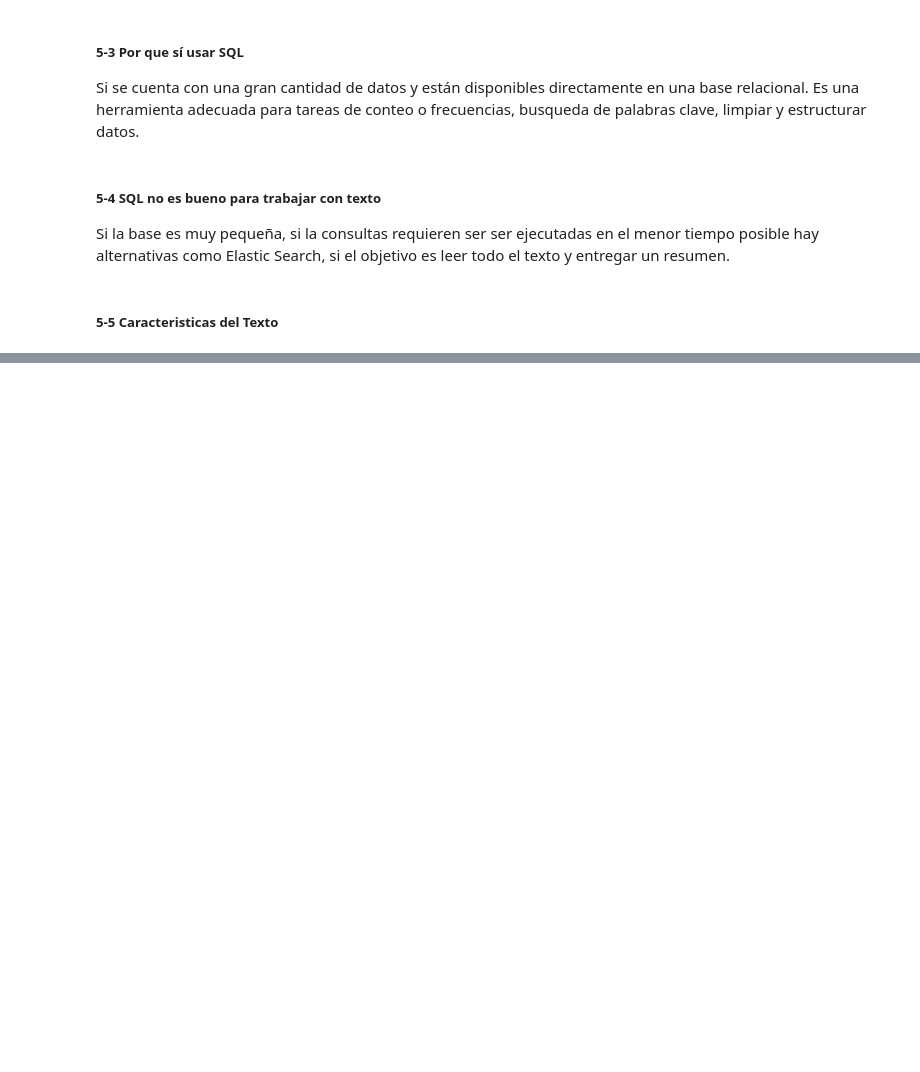
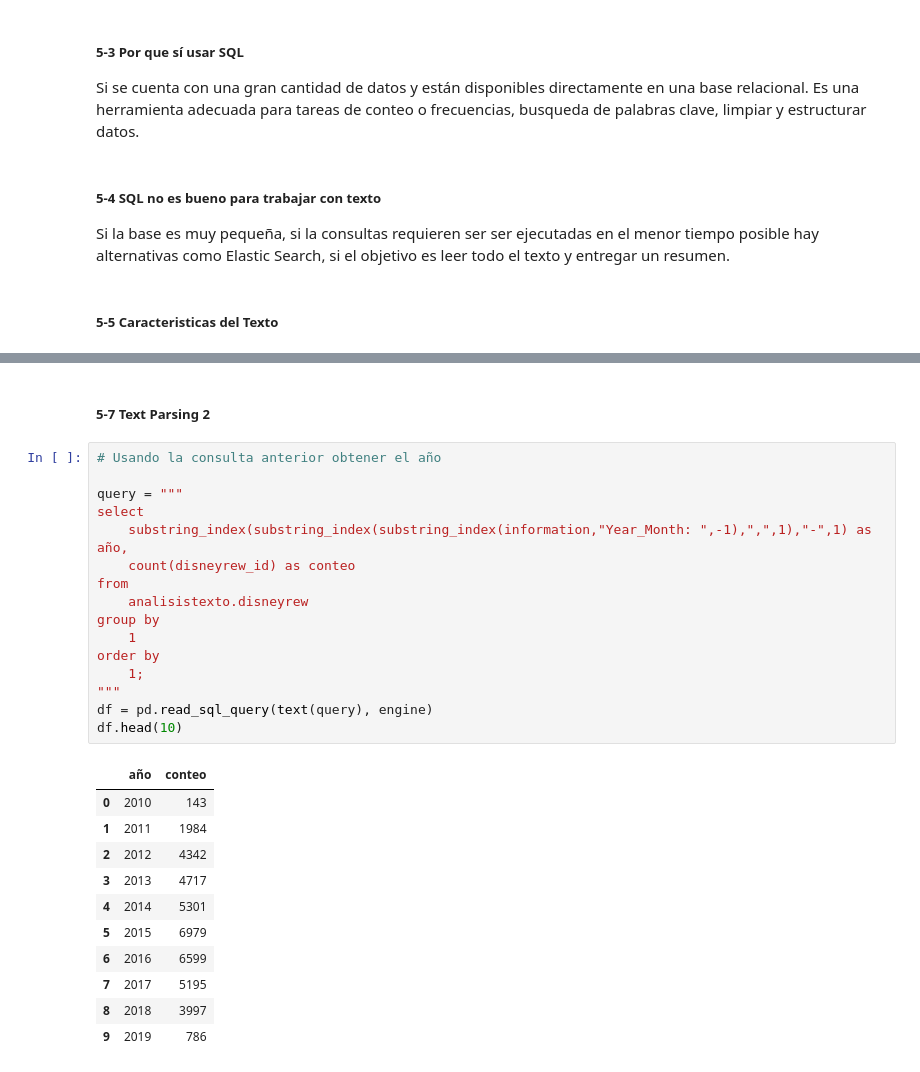
Before and after one commit to user14721068/SQL, a Jupyter notebook: 5.-Manejo de texto.ipynb, the cells around one changed output, grey strips where cells are left out. Saved outputs shown, nothing was run; the diff lists cells and outputs as text; blank space fills up the shorter version.

```diff
--- a/5.-Manejo de texto.ipynb
+++ b/5.-Manejo de texto.ipynb
@@ -86,0 +245,30 @@ with pd.option_context(
+# %% [markdown]
+##### 5-7 Text Parsing 2
+# %%
+# Usando la consulta anterior obtener el año
+
+query = """
+select
+    substring_index(substring_index(substring_index(information,"Year_Month: ",-1),",",1),"-",1) as año,
+    count(disneyrew_id) as conteo
+from
+    analisistexto.disneyrew
+group by
+    1
+order by
+    1;
+"""
+df = pd.read_sql_query(text(query), engine)
+df.head(10)
+# %% [output]
+|  | año | conteo |
+| 0 | 2010 | 143 |
+| 1 | 2011 | 1984 |
+| 2 | 2012 | 4342 |
+| 3 | 2013 | 4717 |
+| 4 | 2014 | 5301 |
+| 5 | 2015 | 6979 |
+| 6 | 2016 | 6599 |
+| 7 | 2017 | 5195 |
+| 8 | 2018 | 3997 |
+| 9 | 2019 | 786 |
```
Also changed, not shown: parts of 13 cells of this notebook.
